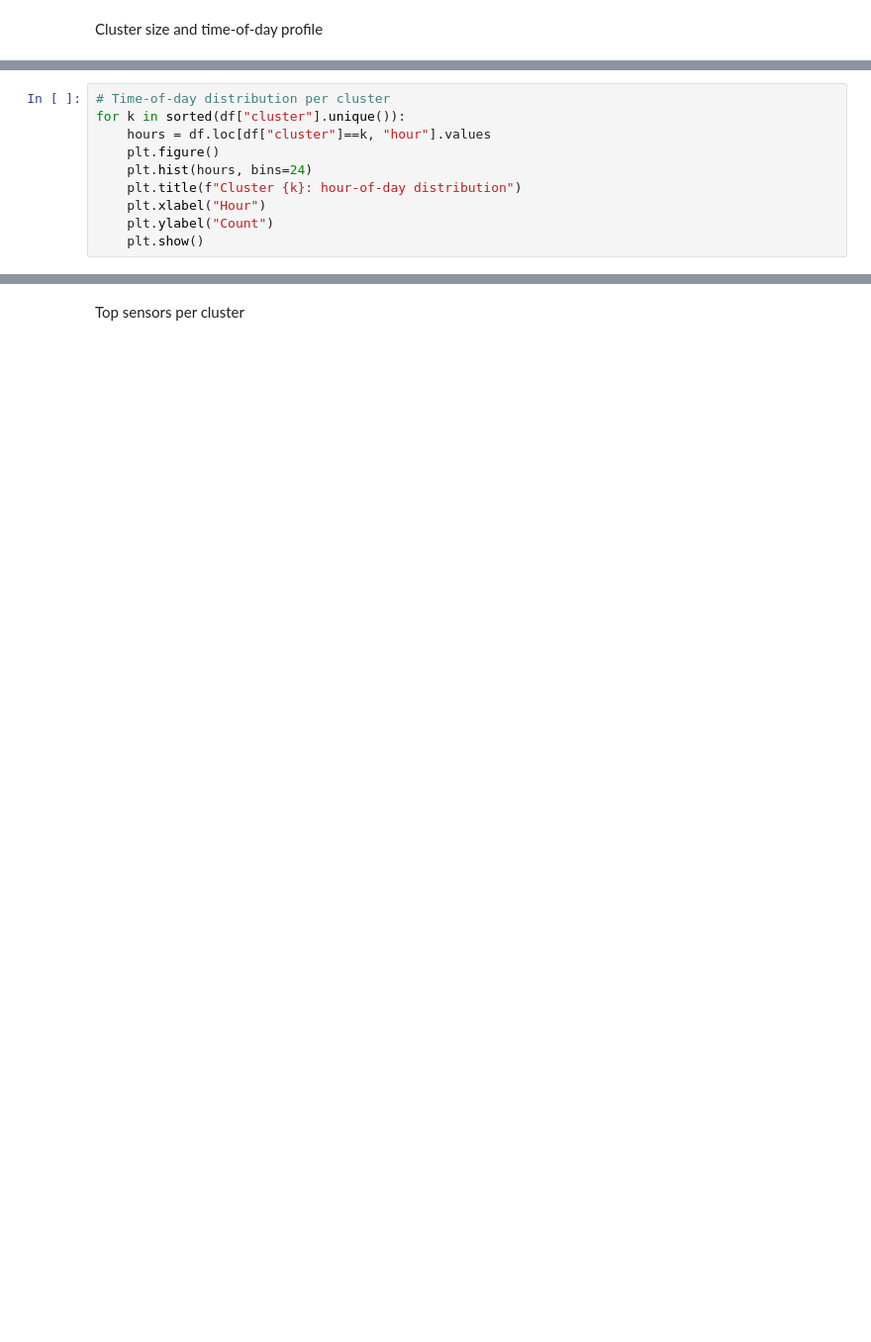
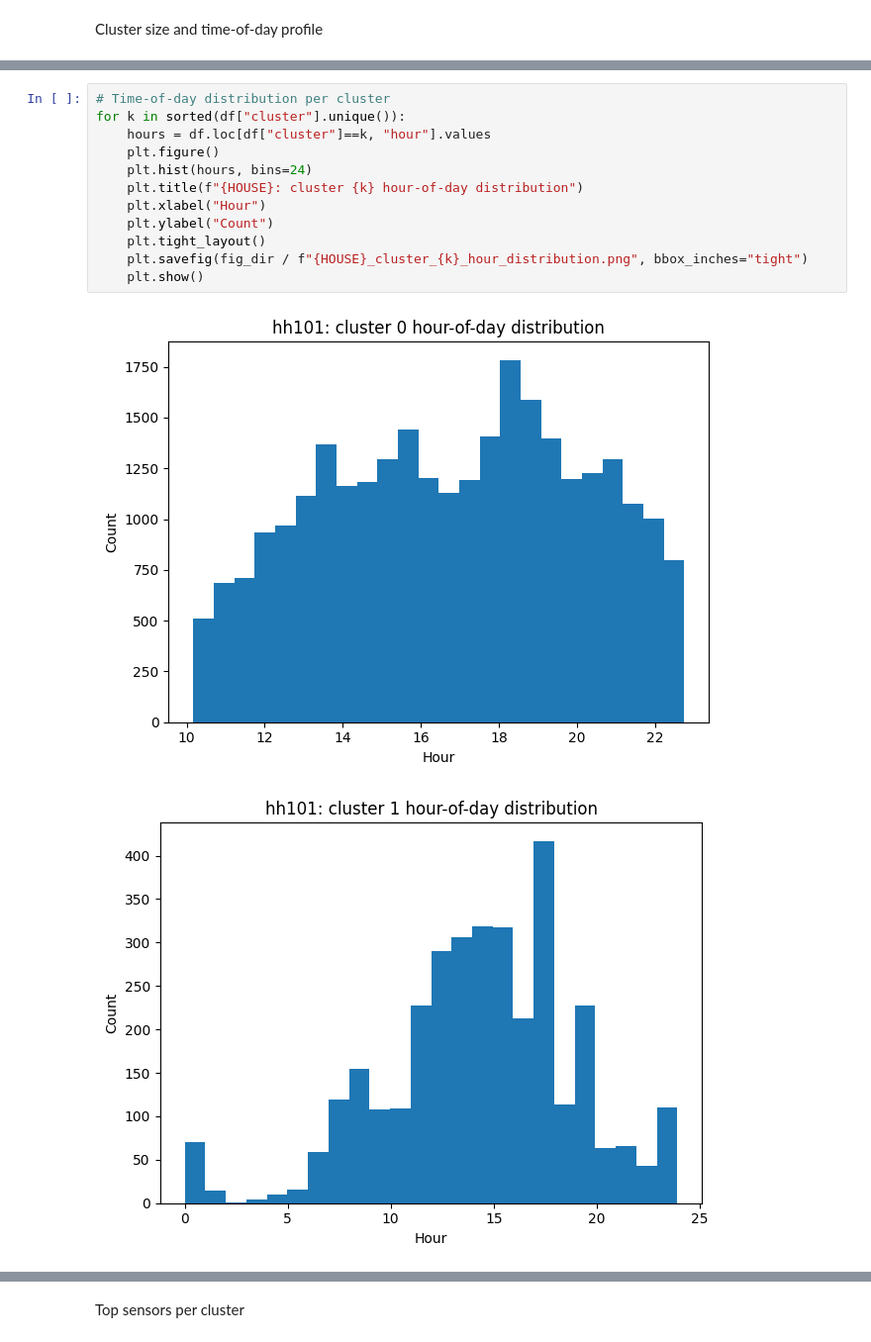
Before and after one commit to evangeliapant/smart-home-anomaly-detection, a Jupyter notebook: notebooks/02_routine_discovery.ipynb, the cells around one changed output, grey strips where cells are left out. Shown at 99% size. Drawn from its saved outputs; the diff is of its cells as text; blank space fills up the shorter version.

```diff
--- a/notebooks/02_routine_discovery.ipynb
+++ b/notebooks/02_routine_discovery.ipynb
@@ -31,10 +76,15 @@ cluster_counts
 # %%
 # Time-of-day distribution per cluster
 for k in sorted(df["cluster"].unique()):
     hours = df.loc[df["cluster"]==k, "hour"].values
     plt.figure()
     plt.hist(hours, bins=24)
-    plt.title(f"Cluster {k}: hour-of-day distribution")
+    plt.title(f"{HOUSE}: cluster {k} hour-of-day distribution")
     plt.xlabel("Hour")
     plt.ylabel("Count")
+    plt.tight_layout()
+    plt.savefig(fig_dir / f"{HOUSE}_cluster_{k}_hour_distribution.png", bbox_inches="tight")
     plt.show()
+# %% [output]
+[figure, added]
+[figure, added]
```
Also changed, not shown: parts of 7 cells of this notebook, 55 other files.
